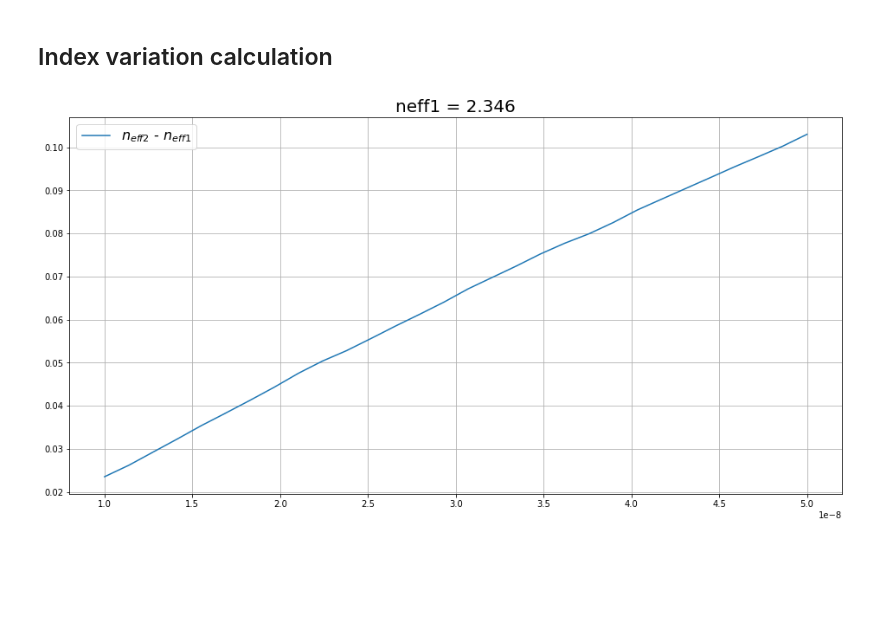
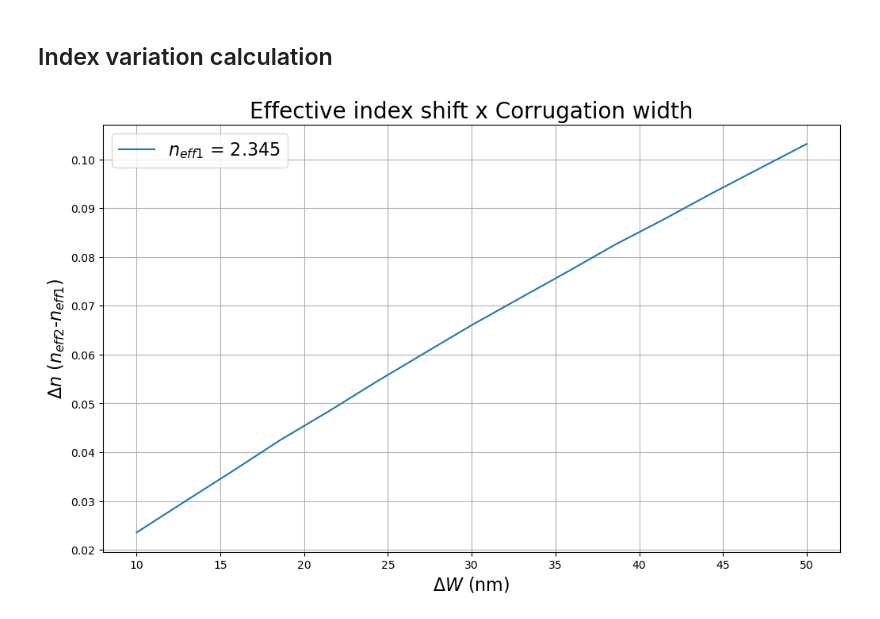
Before and after one commit to CaioRodrigues200/Photonics-training, a Jupyter notebook: Projects/Bragg Grating/SimulationFiles/MODE_Analysis.ipynb, the cells around one changed output. Cells and saved outputs as stored; diff of their text form; code cells hidden in the pictures; blank space fills up the shorter version.

Commit message:
Bragg Fiber Grating - Update 4.2

```diff
--- a/Projects/Bragg Grating/SimulationFiles/MODE_Analysis.ipynb
+++ b/Projects/Bragg Grating/SimulationFiles/MODE_Analysis.ipynb
@@ -18,18 +18,18 @@ import importlib.util
 ###############################################################
 # LINUX PATH
 
-# sys.path.append("/opt/lumerical/v221/api/python") #Default linux lumapi path
-# import lumapi
-# sys.path.append(os.path.dirname('/home/trainner/Documentos/Caio/GitReps/Photonics-training/Projects/Bragg Grating/SimulationFiles')) #Current directory
+sys.path.append("/opt/lumerical/v221/api/python") #Default linux lumapi path
+import lumapi
+sys.path.append(os.path.dirname('/home/trainner/Documentos/Caio/GitReps/Photonics-training/Projects/Bragg Grating/SimulationFiles')) #Current directory
 
 ###############################################################
 # WINDOWS PATH
 
-spec_win = importlib.util.spec_from_file_location('lumapi', 'C:\\Program Files\\Lumerical\\v202\\api\\python\\lumapi.py')
-lumapi = importlib.util.module_from_spec(spec_win)
-os.add_dll_directory("C:/Program Files/Lumerical/v202/api/python")
-sys.path.append(os.path.dirname('C:/Users/Caio/Documents/GitHub/Photonics-training/Projects/Bragg Grating/SimulationFiles/'))
-spec_win.loader.exec_module(lumapi)
+# spec_win = importlib.util.spec_from_file_location('lumapi', 'C:\\Program Files\\Lumerical\\v202\\api\\python\\lumapi.py')
+# lumapi = importlib.util.module_from_spec(spec_win)
+# os.add_dll_directory("C:/Program Files/Lumerical/v202/api/python")
+# sys.path.append(os.path.dirname('C:/Users/Caio/Documents/GitHub/Photonics-training/Projects/Bragg Grating/SimulationFiles/'))
+# spec_win.loader.exec_module(lumapi)
 # %%
 bragg = lumapi.MODE(filename='BRAGGProject.lms',hide=False)
 # %% [markdown]
@@ -78,45 +78,52 @@ GlassH = 1e-6 # SiO2 height
 # %% [markdown]
 ## Index variation calculation
 # %%
-points = 30                               # Number of points
-deltaW = np.linspace(10e-9,50e-9,points)  # Teeth heigth matrix
+points = 15                              # Number of points
+deltaW = np.linspace(10e-9,50e-9,points)  # Corrugation width matrix
 
 bragg.switchtolayout()
 bragg.deleteall()
 
 # Substract insert
 RectInsert(0, 5e-6, 0, GlassH*2, -(SilW+GlassH)/2, GlassH, "SiO2 (Glass) - Palik", bragg)
 bragg.set("name", "Substract")
 
 bragg.addfde()
 bragg.setanalysis("wavelength", 1500e-9)
 bragg.setanalysis("number of trial modes",2)
 bragg.set("solver type", "2D X normal")
 bragg.set({"x":0, "y":0, "z":0, "y span":1e-6, "z span":1e-6,
            "mesh cells y":200, "mesh cells z":200,
            "y min bc":"PML", "y max bc":"PML", "z min bc":"PML", "z max bc":"PML"})
 
+# Waveguide insert
 RectInsert(0, 5e-6, 0, SilH, 0, SilW, "Si (Silicon) - Palik", bragg)
 bragg.set("name", "Waveguide")
+
+# Mesh insert
+bragg.addmesh()
+bragg.set({"x":0, "x span":5e-6, "y":0, "y span":SilH*1.5, "z":0, "z span":SilW*1.5})
+
 bragg.findmodes()
 neff1 = np.real(bragg.getdata("FDE::data::mode1","neff"))
 
 neff2 = np.zeros(points)
 
 for i in range(points):
     bragg.switchtolayout()
     bragg.select("Waveguide")
-    bragg.set({"x":0, "x span":5e-6, "y":0, "y span":SilH+deltaW[i], "z":0, "z span":SilW,
-               "material":"Si (Silicon) - Palik"})
+    bragg.set("y span",SilH+deltaW[i])
+    bragg.select("mesh")
+    bragg.set("y span",(SilH+deltaW[i])*1.5)
     bragg.findmodes()
     neff2[i] = np.real(bragg.getdata("FDE::data::mode1","neff"))
 
-plt.figure(figsize=(16, 8))
-plt.title("neff1 = {:.3f}".format(neff1[0][0]), fontsize=20)
-plt.plot(deltaW,neff2 - neff1[0][0],label=r"$n_{eff2}$ - $n_{eff1}$")
-plt.xlabel(r'$\Delta W$', fontsize=16)
-plt.ylabel(r'$\Delta n$', fontsize=16)
+plt.figure(figsize=(12, 7))
+plt.title("Effective index shift x Corrugation width", fontsize=20)
+plt.plot(deltaW*1e9,neff2 - neff1[0][0],label=r"$n_{eff1}$ = "+"{:.3f}".format(neff1[0][0]))
+plt.xlabel(r'$\Delta W$ (nm)', fontsize=16)
+plt.ylabel(r'$\Delta n$ ($n_{eff2}$-$n_{eff1}$)', fontsize=16)
 plt.legend(fontsize=16)
 plt.grid()
 # %% [output]
-[figure, old version]
+[figure, new version]
```
Also changed, not shown: 3 other files.
